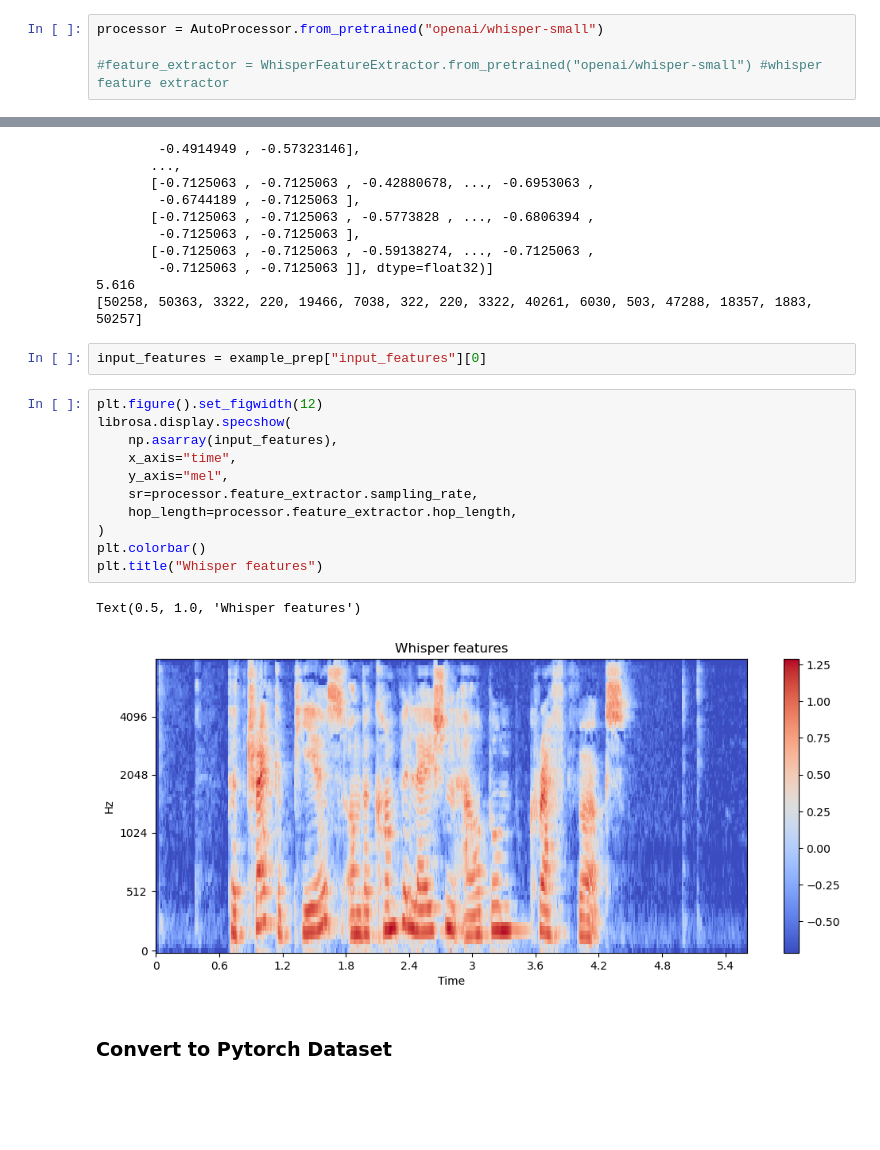
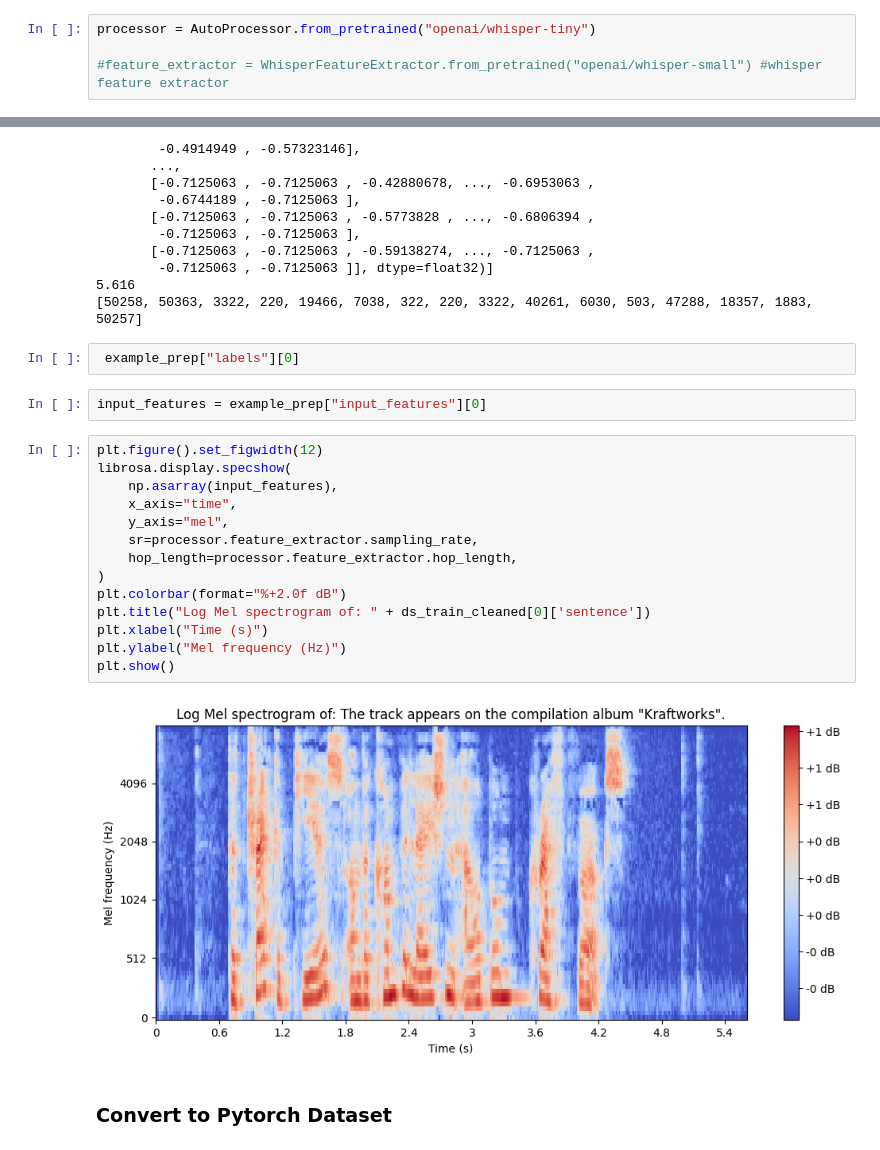
Before and after one commit to diegoquezadac/BATS, a Jupyter notebook: old_files/bats_exploration.ipynb, the cells around one changed output, grey strips where cells are left out. Saved outputs shown, nothing was run; the diff lists cells and outputs as text; blank space fills up the shorter version.

```diff
--- a/old_files/bats_exploration.ipynb
+++ b/old_files/bats_exploration.ipynb
@@ -228,6 +232,6 @@ ds_resampled[0]['audio']
 # %% [markdown]
 ### Preprocessing
 # %%
-processor = AutoProcessor.from_pretrained("openai/whisper-small")
+processor = AutoProcessor.from_pretrained("openai/whisper-tiny")
 
 #feature_extractor = WhisperFeatureExtractor.from_pretrained("openai/whisper-small") #whisper feature extractor
@@ -328,22 +330,26 @@ print(example_prep['labels'])
         -0.7125063 , -0.7125063 ]], dtype=float32)]
 5.616
 [50258, 50363, 3322, 220, 19466, 7038, 322, 220, 3322, 40261, 6030, 503, 47288, 18357, 1883, 50257]
+# %%
+ example_prep["labels"][0]
 # %%
 input_features = example_prep["input_features"][0]
 # %%
 plt.figure().set_figwidth(12)
 librosa.display.specshow(
     np.asarray(input_features),
     x_axis="time",
     y_axis="mel",
     sr=processor.feature_extractor.sampling_rate,
     hop_length=processor.feature_extractor.hop_length,
 )
-plt.colorbar()
-plt.title("Whisper features")
+plt.colorbar(format="%+2.0f dB")
+plt.title("Log Mel spectrogram of: " + ds_train_cleaned[0]['sentence'])
+plt.xlabel("Time (s)")
+plt.ylabel("Mel frequency (Hz)")
+plt.show()
 # %% [output]
-Text(0.5, 1.0, 'Whisper features')
-[figure, old version]
+[figure, new version]
 # %% [markdown]
 ### Convert to Pytorch Dataset
 # %%
```
Also changed, not shown: parts of 9 cells of this notebook, 5 other files.
